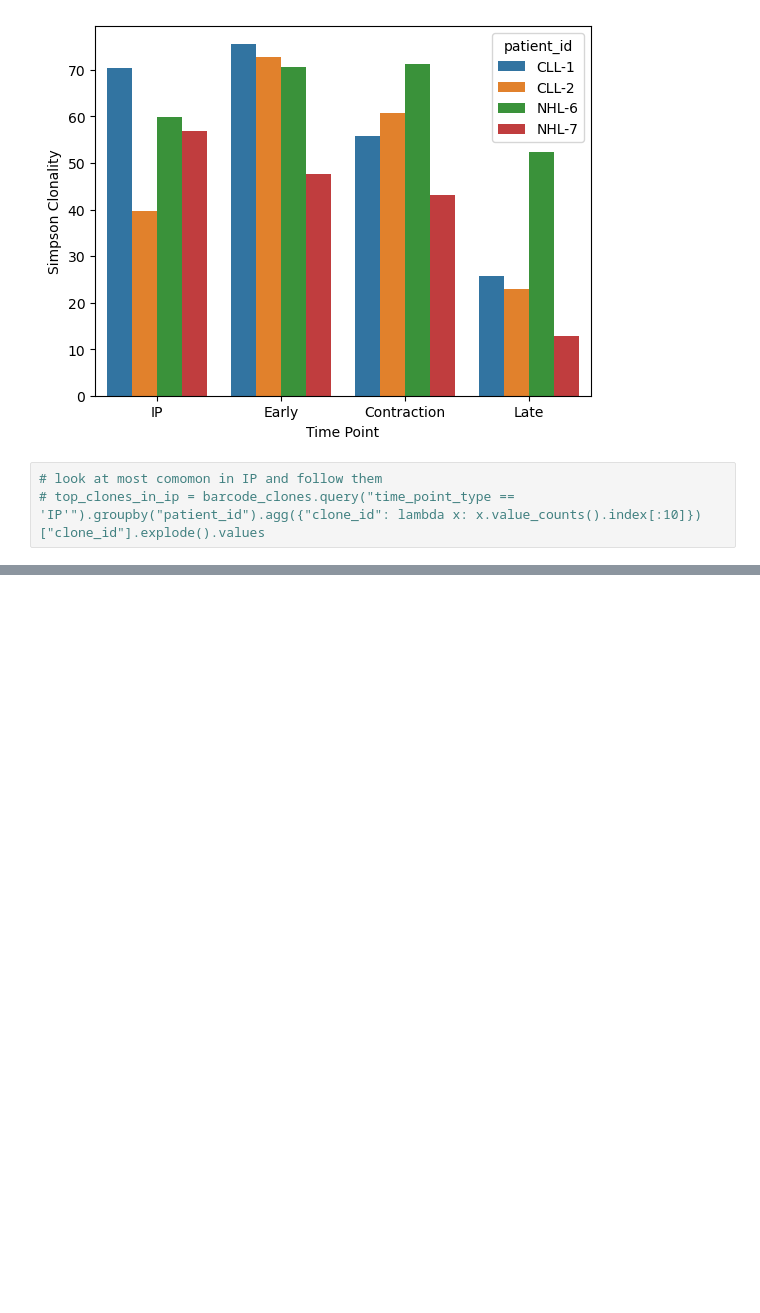
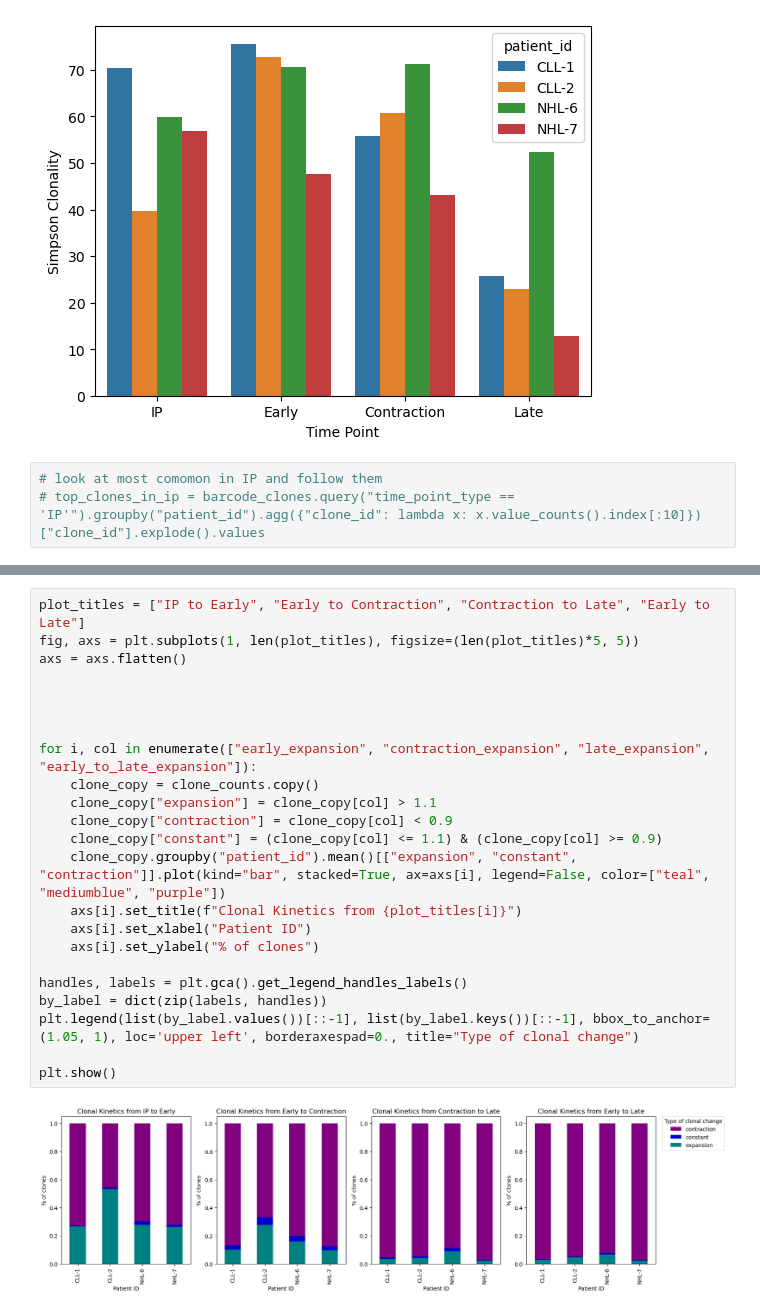
Before and after one commit to ElanaPearl/CAR_T_clonal_kinetics, a Jupyter notebook: tcr_clonality.ipynb, the cells around one changed output, grey strips where cells are left out. Drawn from its saved outputs; the diff is of its cells as text; blank space fills up the shorter version.

```diff
--- a/tcr_clonality.ipynb
+++ b/tcr_clonality.ipynb
@@ -99,0 +177,25 @@ for patient_id, patient_group in barcode_clones.groupby("patient_id"):
+# %%
+plot_titles = ["IP to Early", "Early to Contraction", "Contraction to Late", "Early to Late"]
+fig, axs = plt.subplots(1, len(plot_titles), figsize=(len(plot_titles)*5, 5))
+axs = axs.flatten()
+
+
+
+
+for i, col in enumerate(["early_expansion", "contraction_expansion", "late_expansion", "early_to_late_expansion"]):
+    clone_copy = clone_counts.copy()
+    clone_copy["expansion"] = clone_copy[col] > 1.1
+    clone_copy["contraction"] = clone_copy[col] < 0.9
+    clone_copy["constant"] = (clone_copy[col] <= 1.1) & (clone_copy[col] >= 0.9)
+    clone_copy.groupby("patient_id").mean()[["expansion", "constant", "contraction"]].plot(kind="bar", stacked=True, ax=axs[i], legend=False, color=["teal", "mediumblue", "purple"])
+    axs[i].set_title(f"Clonal Kinetics from {plot_titles[i]}")
+    axs[i].set_xlabel("Patient ID")
+    axs[i].set_ylabel("% of clones")
+
+handles, labels = plt.gca().get_legend_handles_labels()
+by_label = dict(zip(labels, handles))
+plt.legend(list(by_label.values())[::-1], list(by_label.keys())[::-1], bbox_to_anchor=(1.05, 1), loc='upper left', borderaxespad=0., title="Type of clonal change")
+
+plt.show()
+# %% [output]
+[figure, added]
```
Also changed, not shown: parts of 13 cells of this notebook.
